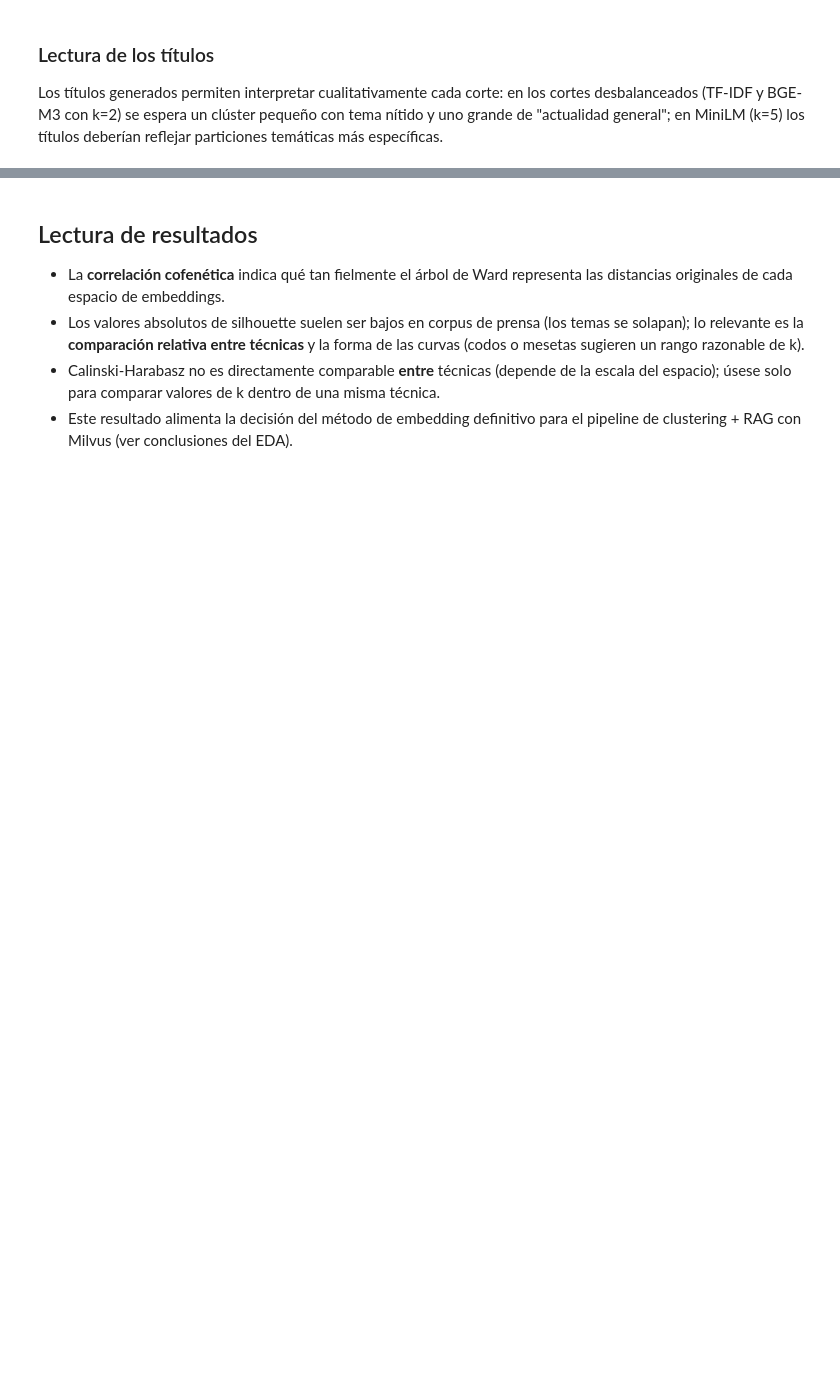
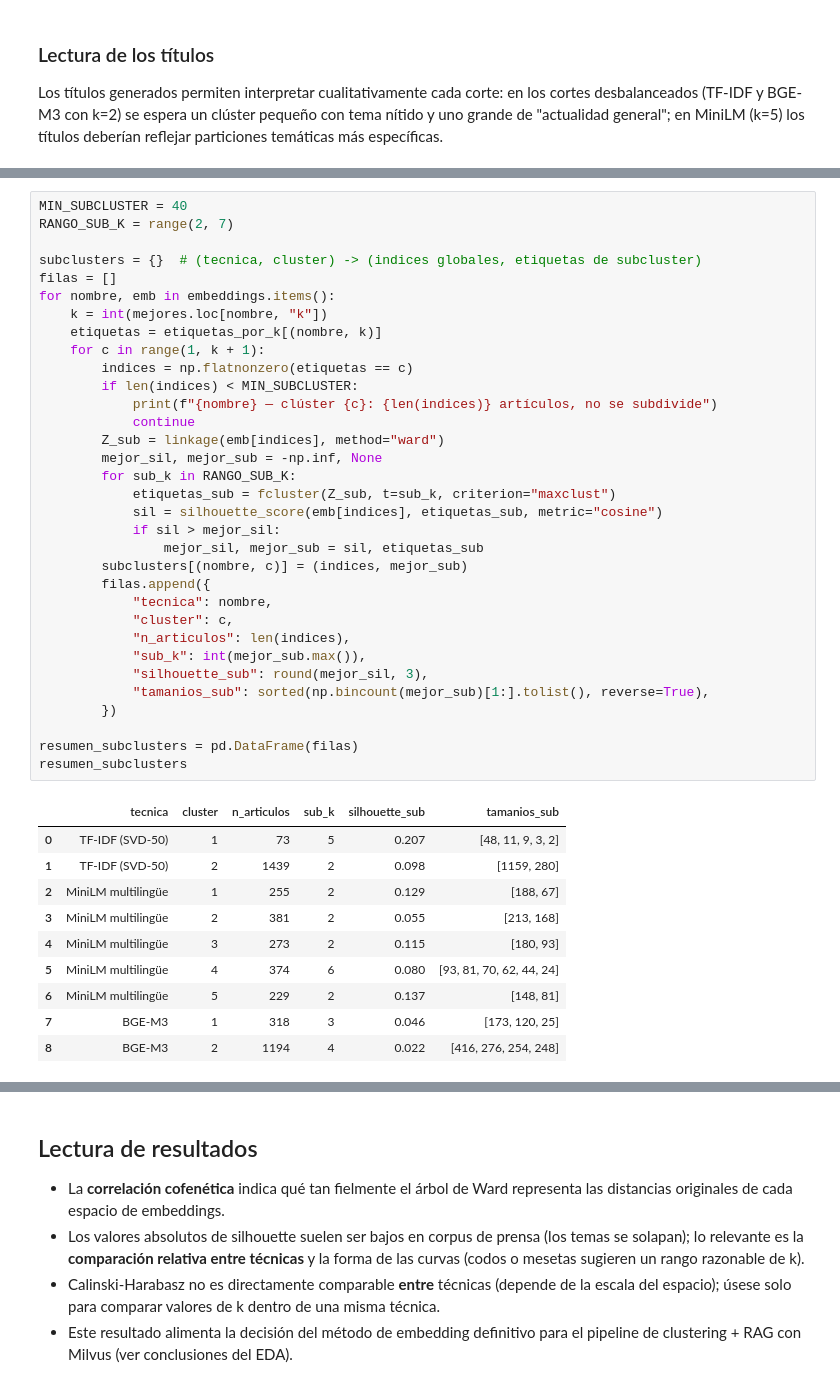
Before and after one commit to Pablouski7/clustering_n_rag_u_index, a Jupyter notebook: notebooks/hc_clustering.ipynb, the cells around one changed output, grey strips where cells are left out. Saved outputs shown, nothing was run; the diff lists cells and outputs as text; blank space fills up the shorter version.

```diff
--- a/notebooks/hc_clustering.ipynb
+++ b/notebooks/hc_clustering.ipynb
@@ -358,0 +368,44 @@ particiones temáticas más específicas.
+# %%
+MIN_SUBCLUSTER = 40
+RANGO_SUB_K = range(2, 7)
+
+subclusters = {}  # (tecnica, cluster) -> (indices globales, etiquetas de subcluster)
+filas = []
+for nombre, emb in embeddings.items():
+    k = int(mejores.loc[nombre, "k"])
+    etiquetas = etiquetas_por_k[(nombre, k)]
+    for c in range(1, k + 1):
+        indices = np.flatnonzero(etiquetas == c)
+        if len(indices) < MIN_SUBCLUSTER:
+            print(f"{nombre} — clúster {c}: {len(indices)} artículos, no se subdivide")
+            continue
+        Z_sub = linkage(emb[indices], method="ward")
+        mejor_sil, mejor_sub = -np.inf, None
+        for sub_k in RANGO_SUB_K:
+            etiquetas_sub = fcluster(Z_sub, t=sub_k, criterion="maxclust")
+            sil = silhouette_score(emb[indices], etiquetas_sub, metric="cosine")
+            if sil > mejor_sil:
+                mejor_sil, mejor_sub = sil, etiquetas_sub
+        subclusters[(nombre, c)] = (indices, mejor_sub)
+        filas.append({
+            "tecnica": nombre,
+            "cluster": c,
+            "n_articulos": len(indices),
+            "sub_k": int(mejor_sub.max()),
+            "silhouette_sub": round(mejor_sil, 3),
+            "tamanios_sub": sorted(np.bincount(mejor_sub)[1:].tolist(), reverse=True),
+        })
+
+resumen_subclusters = pd.DataFrame(filas)
+resumen_subclusters
+# %% [output]
+|  | tecnica | cluster | n_articulos | sub_k | silhouette_sub | tamanios_sub |
+| 0 | TF-IDF (SVD-50) | 1 | 73 | 5 | 0.207 | [48, 11, 9, 3, 2] |
+| 1 | TF-IDF (SVD-50) | 2 | 1439 | 2 | 0.098 | [1159, 280] |
+| 2 | MiniLM multilingüe | 1 | 255 | 2 | 0.129 | [188, 67] |
+| 3 | MiniLM multilingüe | 2 | 381 | 2 | 0.055 | [213, 168] |
+| 4 | MiniLM multilingüe | 3 | 273 | 2 | 0.115 | [180, 93] |
+| 5 | MiniLM multilingüe | 4 | 374 | 6 | 0.080 | [93, 81, 70, 62, 44, 24] |
+| 6 | MiniLM multilingüe | 5 | 229 | 2 | 0.137 | [148, 81] |
+| 7 | BGE-M3 | 1 | 318 | 3 | 0.046 | [173, 120, 25] |
+| 8 | BGE-M3 | 2 | 1194 | 4 | 0.022 | [416, 276, 254, 248] |
```
Also changed, not shown: parts of 5 cells of this notebook, 1 other file.
